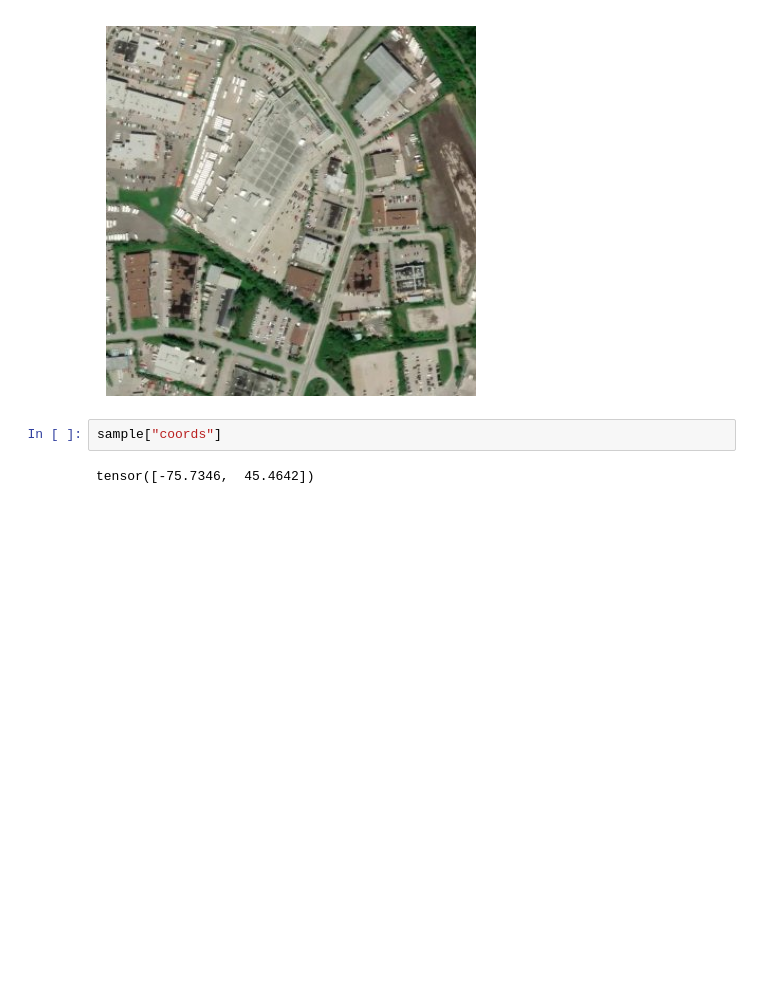
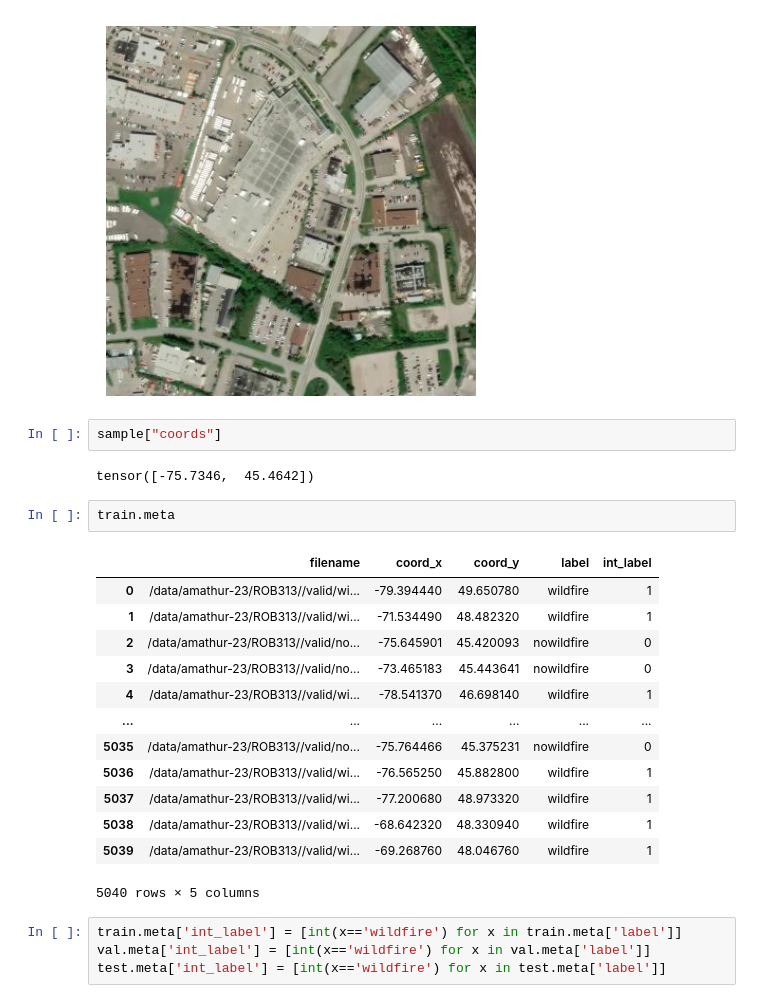
Before and after one commit to abhaydmathur/Wildfire, a Jupyter notebook: src/exploration.ipynb, the cells around one changed output. Drawn from its saved outputs; the diff is of its cells as text; blank space fills up the shorter version.

```diff
--- a/src/exploration.ipynb
+++ b/src/exploration.ipynb
@@ -40,3 +40,23 @@ show_image(img)
 sample["coords"]
 # %% [output]
 tensor([-75.7346,  45.4642])
+# %%
+train.meta
+# %% [output]
+|  | filename | coord_x | coord_y | label | int_label |
+| 0 | /data/amathur-23/ROB313//valid/wi... | -79.394440 | 49.650780 | wildfire | 1 |
+| 1 | /data/amathur-23/ROB313//valid/wi... | -71.534490 | 48.482320 | wildfire | 1 |
+| 2 | /data/amathur-23/ROB313//valid/no... | -75.645901 | 45.420093 | nowildfire | 0 |
+| 3 | /data/amathur-23/ROB313//valid/no... | -73.465183 | 45.443641 | nowildfire | 0 |
+| 4 | /data/amathur-23/ROB313//valid/wi... | -78.541370 | 46.698140 | wildfire | 1 |
+| ... | ... | ... | ... | ... | ... |
+| 5035 | /data/amathur-23/ROB313//valid/no... | -75.764466 | 45.375231 | nowildfire | 0 |
+| 5036 | /data/amathur-23/ROB313//valid/wi... | -76.565250 | 45.882800 | wildfire | 1 |
+| 5037 | /data/amathur-23/ROB313//valid/wi... | -77.200680 | 48.973320 | wildfire | 1 |
+| 5038 | /data/amathur-23/ROB313//valid/wi... | -68.642320 | 48.330940 | wildfire | 1 |
+| 5039 | /data/amathur-23/ROB313//valid/wi... | -69.268760 | 48.046760 | wildfire | 1 |
+5040 rows × 5 columns
+# %%
+train.meta['int_label'] = [int(x=='wildfire') for x in train.meta['label']]
+val.meta['int_label'] = [int(x=='wildfire') for x in val.meta['label']]
+test.meta['int_label'] = [int(x=='wildfire') for x in test.meta['label']]
```
Also changed, not shown: parts of 1 cell of this notebook, 3 other files.
